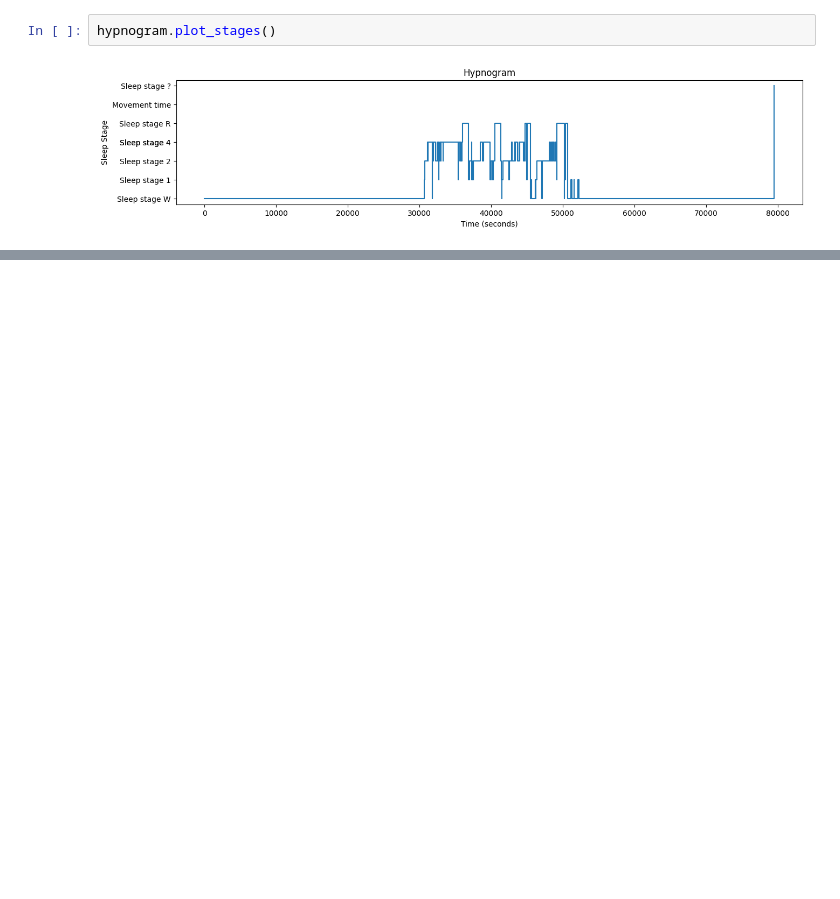
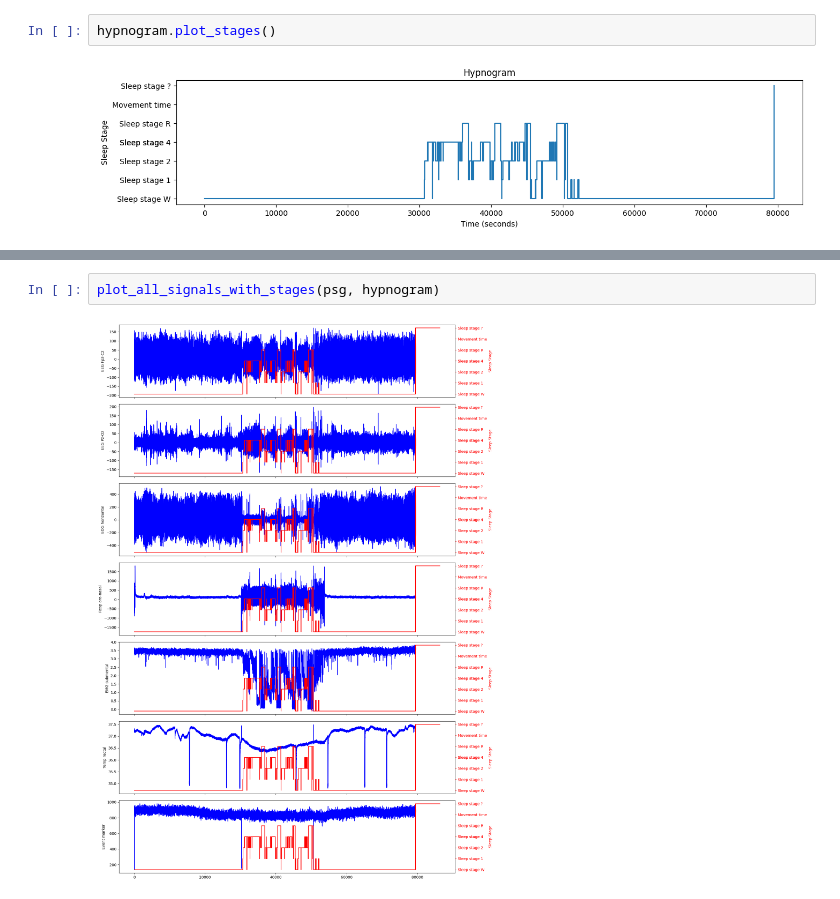
Before and after one commit to iajaykarthick/SleepStageClassifier, a Jupyter notebook: notebooks/00_load_and_explore_data.ipynb, the cells around one changed output, grey strips where cells are left out. Cells and saved outputs as stored; diff of their text form; blank space fills up the shorter version.

```diff
--- a/notebooks/00_load_and_explore_data.ipynb
+++ b/notebooks/00_load_and_explore_data.ipynb
@@ -146,3 +128,7 @@ for label in psg.get_signal_labels():
+# %%
+plot_all_signals_with_stages(psg, hypnogram)
+# %% [output]
+[figure, added]
 # %% [markdown]
 ### Dataset Overview: Polysomnographic (PSG) Signals and Hypnogram Annotations
 
```
Also changed, not shown: parts of 5 cells of this notebook, 3 other files.
